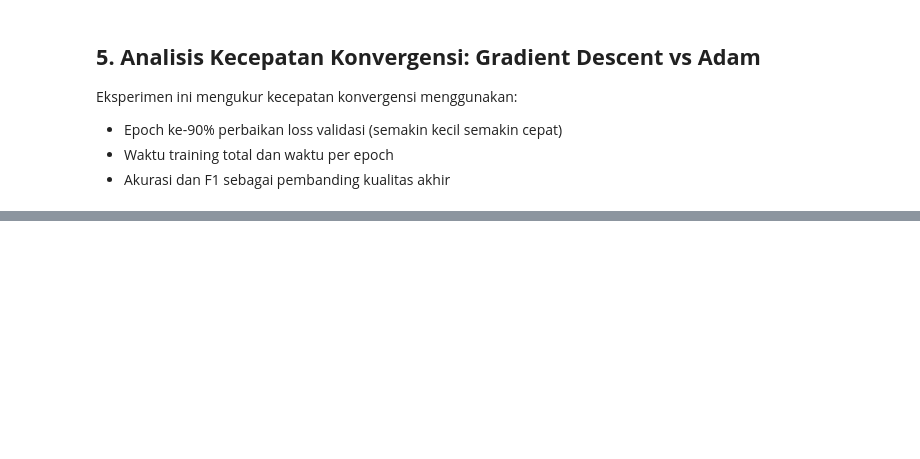
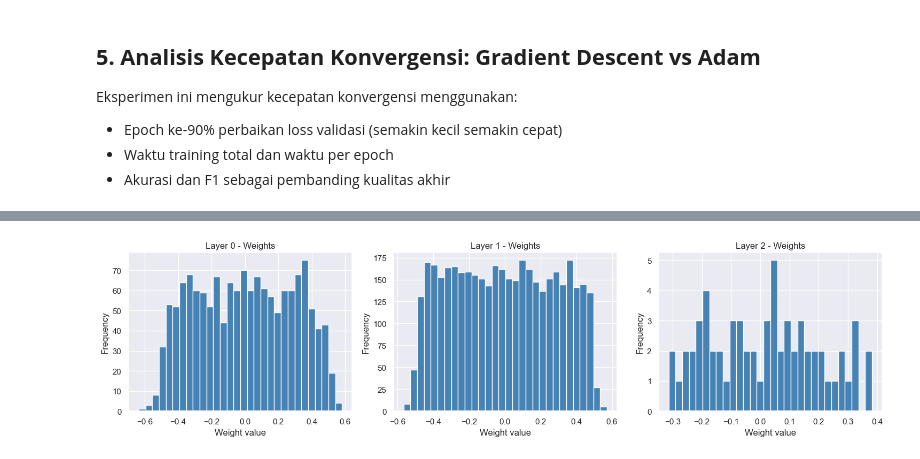
Before and after one commit to ryonlunar/BigmoMasterclass_ML, a Jupyter notebook: notebook/notebook.ipynb, the cells around one changed output, grey strips where cells are left out. Cells and saved outputs as stored; diff of their text form; code cells hidden in the pictures; blank space fills up the shorter version.

```diff
--- a/notebook/notebook.ipynb
+++ b/notebook/notebook.ipynb
@@ -895,2 +895,12 @@ print("Epoch 90% converged adalah epoch pertama saat model sudah mencapai 90% pe
 Optimizer tercepat konvergen (berdasarkan Epoch 90% Converged): Adam
 Epoch 90% converged adalah epoch pertama saat model sudah mencapai 90% perbaikan loss (perubahan dari loss awal ke loss terbaik)
+# %%
+# Save Model
+ffnn_model.save("saved_model.pkl")
+
+# Load model
+loaded_model = FFNN.load("saved_model.pkl")
+# %%
+loaded_model.plot_weights()
+# %% [output]
+[figure, added]
```
Also changed, not shown: parts of 28 cells of this notebook, 2 other files.
